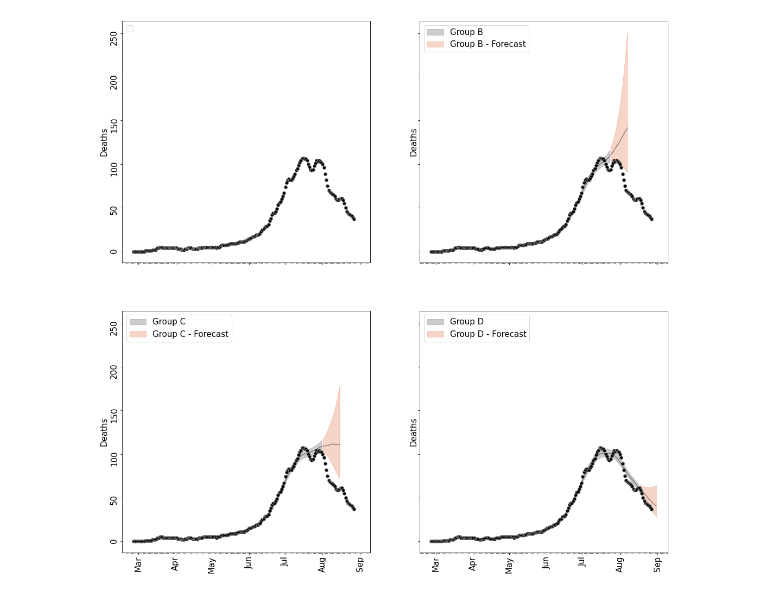
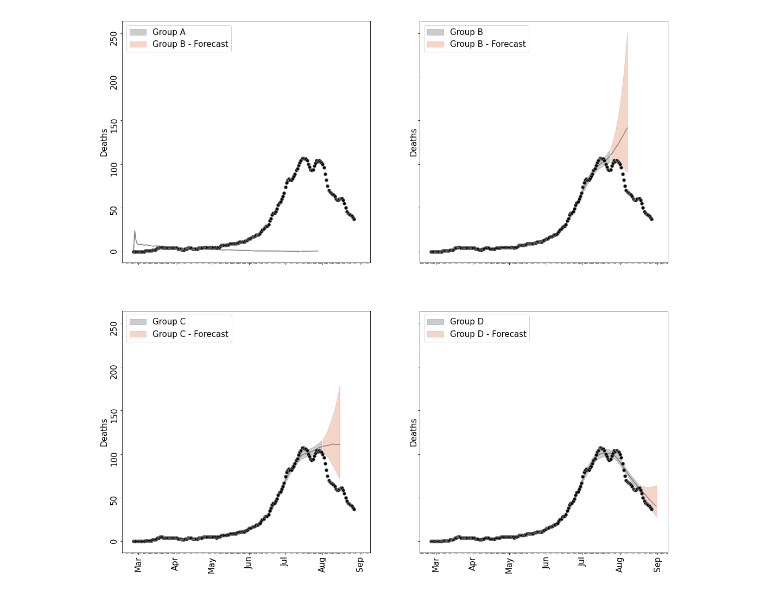
Before and after one commit to ChaosDonkey06/bogota_covid19_lockdowns, a Jupyter notebook: conterfactuals/conterfactuals_plots.ipynb, the cells around one changed output. Saved outputs shown, nothing was run; the diff lists cells and outputs as text; code cells hidden in the pictures.

```diff
--- a/conterfactuals/conterfactuals_plots.ipynb
+++ b/conterfactuals/conterfactuals_plots.ipynb
@@ -144,6 +140,16 @@ from matplotlib import pyplot as plt
 from matplotlib import ticker
 
 fig, axes = plt.subplots(2, 2, figsize=(18, 18), sharex=True, sharey=True)
+
+
+deaths_df_A_fit = deaths_df_A[deaths_df_A["type"]=="estimate"]
+axes[0,0].fill_between(deaths_df_A_fit["date"], deaths_df_A_fit["low_50"], deaths_df_A_fit["high_50"], color='gray', alpha=0.4, label='Group A')
+axes[0,0].plot(deaths_df_A_fit["date"], deaths_df_A_fit["median"], color='black', alpha=0.4)
+
+deaths_df_A_forecast = deaths_df_A[deaths_df_A["type"]=="forecast"]
+deaths_df_A_forecast = deaths_df_A_forecast.iloc[:15]
+axes[0,0].plot(deaths_df_A_forecast["date"], deaths_df_A_forecast["median"], color='black', alpha=0.4)
+axes[0,0].fill_between(deaths_df_A_forecast["date"], deaths_df_A_forecast["low_50"], deaths_df_A_forecast["high_50"], color='darksalmon', alpha=0.4, label='Group B - Forecast')
 
 
 deaths_df_B_fit = deaths_df_B[deaths_df_B["type"]=="estimate"]
@@ -199,4 +204,4 @@ WARNING:matplotlib.legend:No handles with labels found to put in legend.
-[figure, old version]
+[figure, new version]
 # %%
 
 from matplotlib.dates import date2num, num2date
```
Also changed, not shown: parts of 5 cells of this notebook.
